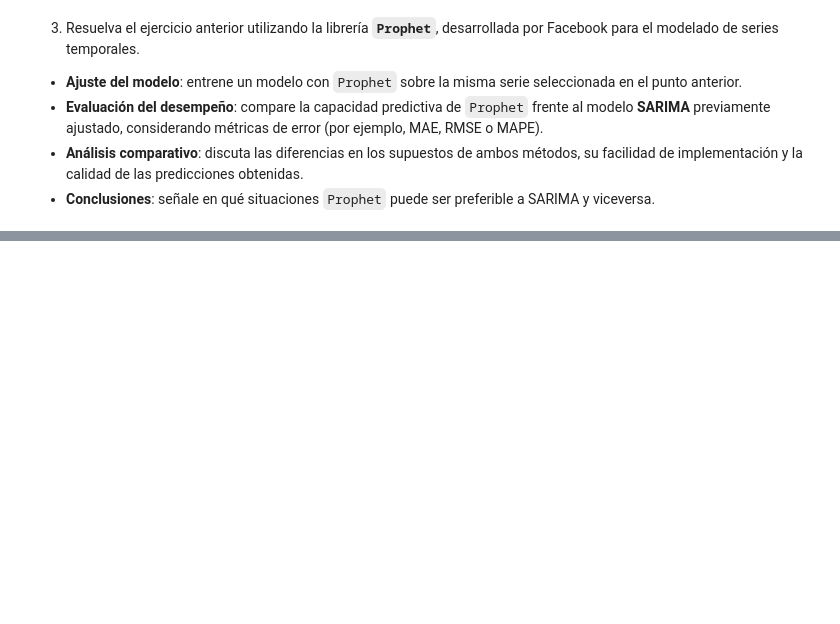
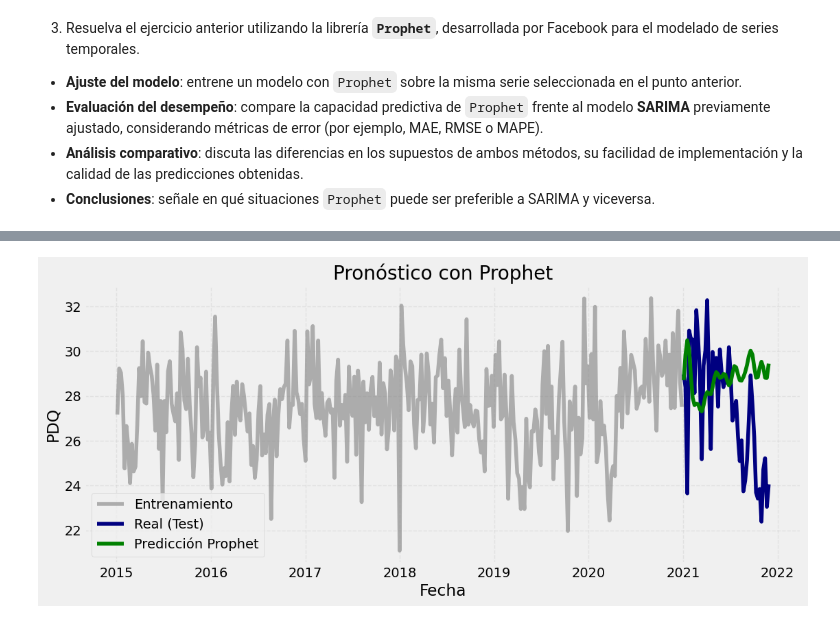
Before and after one commit to OskrAlcn/MAT281-Entregables, a Jupyter notebook: docs/labs/lab_10.ipynb, the cells around one changed output, grey strips where cells are left out. Cells and saved outputs as stored; diff of their text form; code cells hidden in the pictures; blank space fills up the shorter version.

```diff
--- a/docs/labs/lab_10.ipynb
+++ b/docs/labs/lab_10.ipynb
@@ -488,14 +485,23 @@ La prueba de Ljung-Box entregó un p-valor mayor a 0.05, lo que indica que no ex
 # %%
 !pip uninstall -y prophet pystan cmdstanpy --quiet
 !pip install prophet==1.1.5 cmdstanpy==1.2.4 --quiet
-
 from cmdstanpy import install_cmdstan
 install_cmdstan()
-
 import numpy as np
 import pandas as pd
 import matplotlib.pyplot as plt
 from sklearn.metrics import mean_absolute_error, mean_squared_error
+
+if not hasattr(np, 'float'):
+    np.float = float
+if not hasattr(np, 'float_'):
+    np.float_ = np.float64
+if not hasattr(np, 'int'):
+    np.int = int
+
+import prophet
+from prophet import Prophet
+prophet.models.PROPhet_STAN_BACKEND = 'CMDSTANPY'
 # %% [output]
 WARNING: Skipping pystan as it is not installed.
 CmdStan install directory: /root/.cmdstan
@@ -538,0 +520,76 @@ AttributeError: 'Prophet' object has no attribute 'stan_backend'
+# %%
+
+selected_series = serie
+
+import pandas as pd
+import numpy as np
+from prophet import Prophet
+from sklearn.metrics import mean_absolute_error, mean_squared_error
+import matplotlib.pyplot as plt
+
+# Si es Series: la pasamos a DataFrame
+if isinstance(selected_series, pd.Series):
+    df_prophet = selected_series.rename("y").to_frame().reset_index()
+else:
+    df_prophet = selected_series.copy()
+    df_prophet = df_prophet.reset_index()
+
+if "pdq" in df_prophet.columns:
+    val_col = "pdq"
+else:
+    val_col = df_prophet.columns[1]
+
+# Renombramos columnas a formato Prophet
+df_prophet = df_prophet.rename(columns={df_prophet.columns[0]: "ds", val_col: "y"})
+
+# Split train
+mask = df_prophet["ds"] < target_date
+train_p = df_prophet[mask]
+test_p  = df_prophet[~mask]
+
+# Modelo Prophet
+model_prophet = Prophet(
+    yearly_seasonality=True,
+    weekly_seasonality=True,
+    daily_seasonality=False,
+    seasonality_mode="additive"
+)
+
+model_prophet.fit(train_p)
+
+# Pronóstico sobre horizonte del test
+future = model_prophet.make_future_dataframe(periods=len(test_p), freq="W")
+forecast = model_prophet.predict(future)
+
+# Extraemos predicciones solo en las fechas del test
+pred_test = forecast.set_index("ds").loc[test_p["ds"], "yhat"]
+
+# Métricas
+y_true = test_p["y"].values
+y_pred = pred_test.values
+
+mae_p = mean_absolute_error(y_true, y_pred)
+
+# MSE y luego RMSE (sin usar el argumento squared)
+mse_p = mean_squared_error(y_true, y_pred)
+rmse_p = np.sqrt(mse_p)
+
+mape_p = np.mean(np.abs((y_true - y_pred) / y_true)) * 100
+
+print(f"MAE Prophet : {mae_p:.4f}")
+print(f"RMSE Prophet: {rmse_p:.4f}")
+print(f"MAPE Prophet: {mape_p:.2f}%")
+
+
+# Gráfico comparando real vs predicho en el test
+plt.figure(figsize=(12, 5))
+plt.plot(train_p["ds"], train_p["y"], label="Entrenamiento", color="gray", alpha=0.6)
+plt.plot(test_p["ds"], test_p["y"], label="Real (Test)", color="navy")
+plt.plot(test_p["ds"], y_pred, label="Predicción Prophet", color="green")
+plt.title("Pronóstico con Prophet")
+plt.xlabel("Fecha")
+plt.ylabel("PDQ")
+plt.legend()
+plt.grid(alpha=0.4, linestyle="--")
+plt.show()
+# %% [output]
@@ -538,0 +608 @@ AttributeError: 'Prophet' object has no attribute 'stan_backend'
+[figure, added]
```
Also changed, not shown: parts of 11 cells of this notebook.
